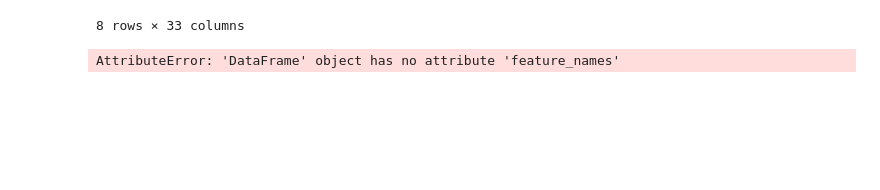
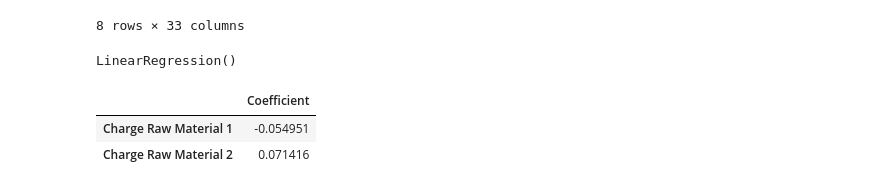
Before and after one commit to danielfernandescc/VettaDSTeste, a Jupyter notebook: main.ipynb, the cells around one changed output. Saved outputs shown, nothing was run; the diff lists cells and outputs as text; code cells hidden in the pictures; blank space fills up the shorter version.

```diff
--- a/main.ipynb
+++ b/main.ipynb
@@ -235,6 +207,6 @@ datasetFurnace.describe()
 | max | 16723.000000 | 109.000000 | 194062.000000 | 153534.000000 | 211076.000000 | 149.850000 | ... |
 8 rows × 33 columns
 # %%
-#consumo é y
+# Preparing the data
+X = datasetFurnace[['Charge Raw Material 1', 'Charge Raw Material 2']]
+y = datasetFurnace['Energy Consumption kWh']
-# %% [output]
-AttributeError: 'DataFrame' object has no attribute 'feature_names'
@@ -240,0 +216,13 @@ AttributeError: 'DataFrame' object has no attribute 'feature_names'
+# %%
+from sklearn.linear_model import LinearRegression
+regressor = LinearRegression()
+regressor.fit(X_train, y_train)
+# %% [output]
+LinearRegression()
+# %%
+coeff_df = pd.DataFrame(regressor.coef_, X.columns, columns=['Coefficient'])
+coeff_df
+# %% [output]
+|  | Coefficient |
+| Charge Raw Material 1 | -0.054951 |
+| Charge Raw Material 2 | 0.071416 |
```
Also changed, not shown: parts of 18 cells of this notebook.
